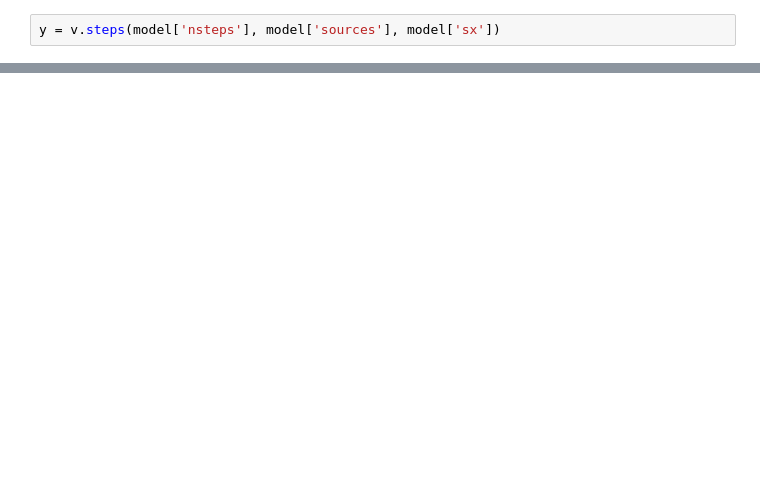
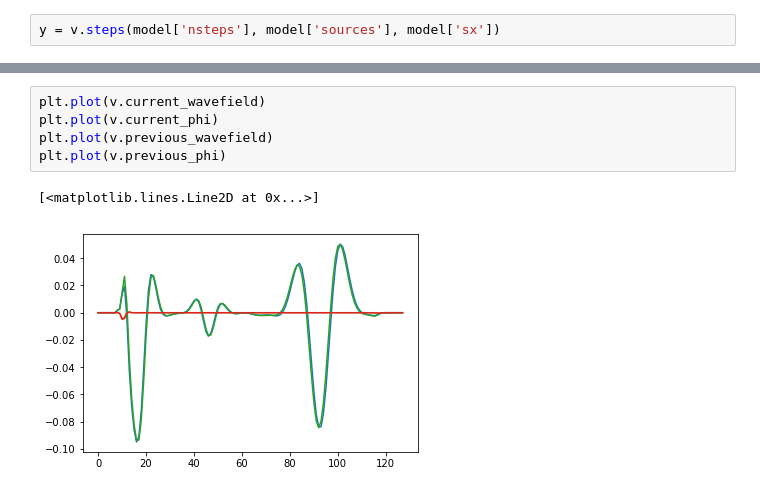
Before and after one commit to ar4/wave_1d_fd_pml, a Jupyter notebook: notebooks/wave_1d_fd_pml2.ipynb, the cells around one changed output, grey strips where cells are left out. Drawn from its saved outputs; the diff is of its cells as text; blank space fills up the shorter version.

```diff
--- a/notebooks/wave_1d_fd_pml2.ipynb
+++ b/notebooks/wave_1d_fd_pml2.ipynb
@@ -28,0 +93,8 @@ plt.imshow(y[:,:], aspect='auto')
+# %%
+plt.plot(v.current_wavefield)
+plt.plot(v.current_phi)
+plt.plot(v.previous_wavefield)
+plt.plot(v.previous_phi)
+# %% [output]
+[<matplotlib.lines.Line2D at 0x...>]
+[figure, added]
```
Also changed, not shown: parts of 16 cells of this notebook, 3 other files.
